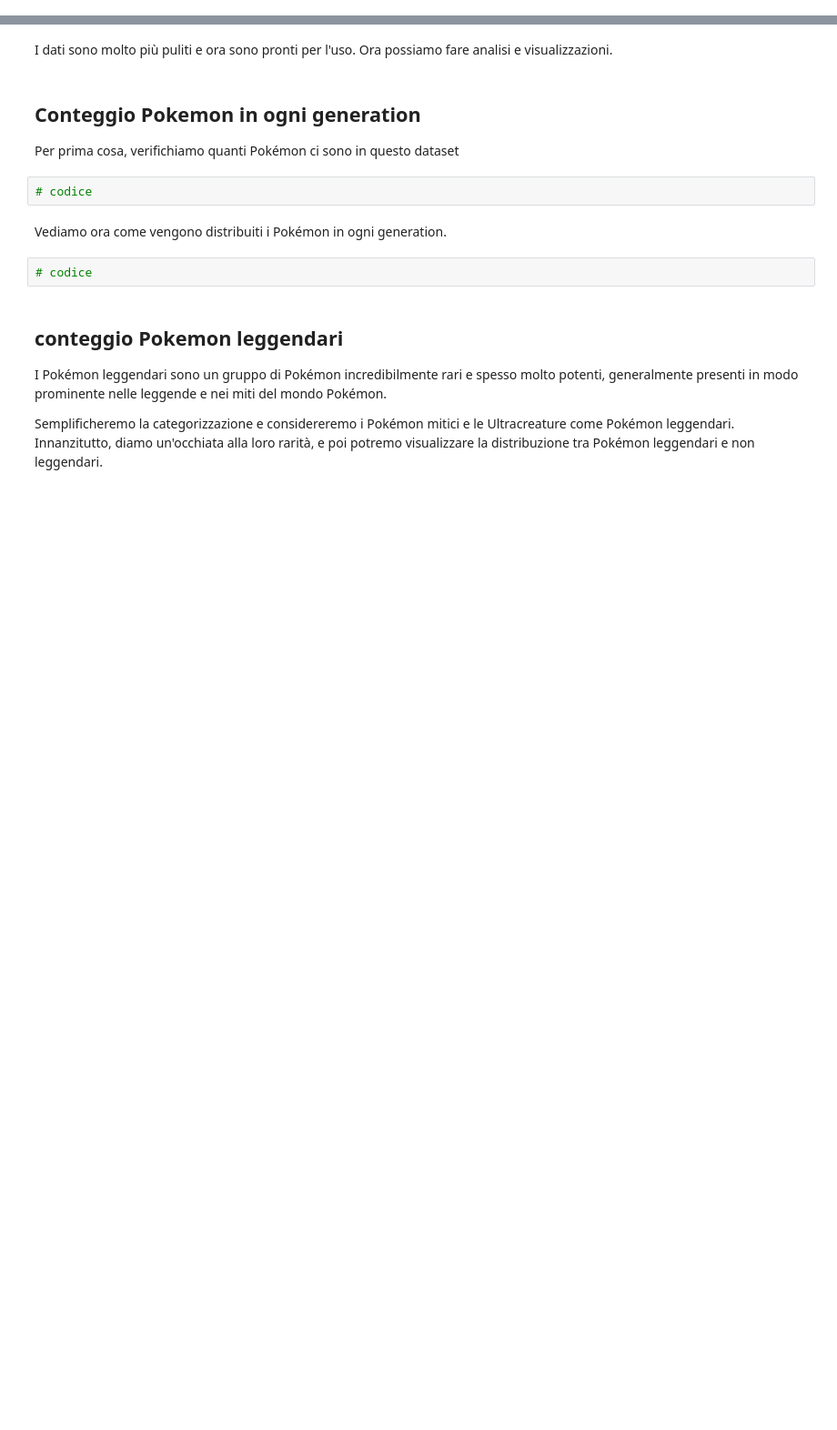
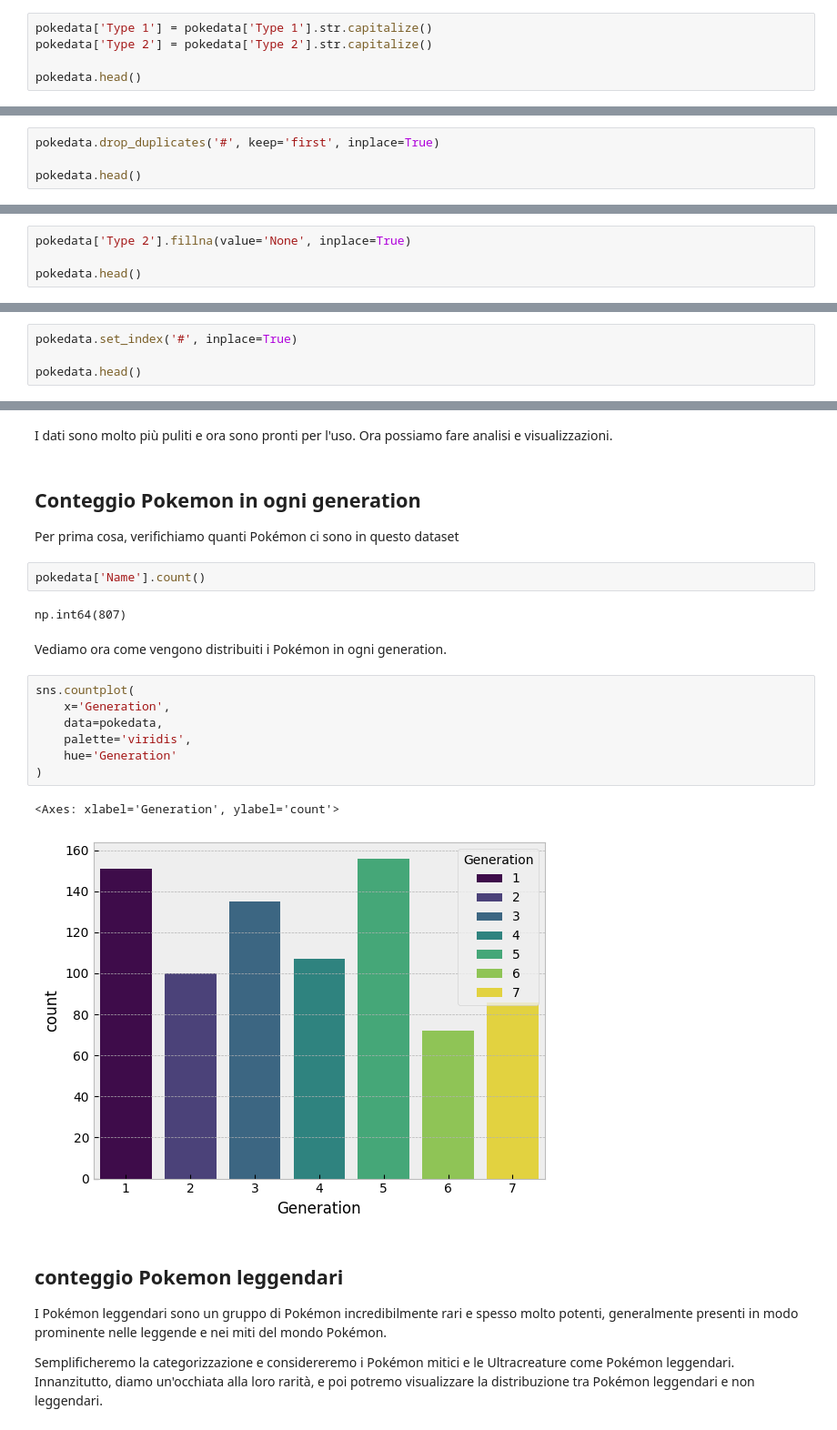
Before and after one commit to luca-pugnetti/LezioniPython, a Jupyter notebook: Analisi_dati/An_exercise.ipynb, the cells around one changed output, grey strips where cells are left out. Shown at 91% size. Drawn from its saved outputs; the diff is of its cells as text; blank space fills up the shorter version.

```diff
--- a/Analisi_dati/An_exercise.ipynb
+++ b/Analisi_dati/An_exercise.ipynb
@@ -40,0 +65,5 @@ Ora mettiamo in maiuscolo solo la prima lettera del tipo di Pokémon.
+# %%
+pokedata['Type 1'] = pokedata['Type 1'].str.capitalize()
+pokedata['Type 2'] = pokedata['Type 2'].str.capitalize()
+
+pokedata.head()
@@ -44,0 +79,4 @@ Rimuoviamo i Pokemon duplicati
+# %%
+pokedata.drop_duplicates('#', keep='first', inplace=True)
+
+pokedata.head()
@@ -48,0 +92,4 @@ Alcuni Pokémon non hanno un tipo secondario, quindi hanno `NaN` (valori nulli)
+# %%
+pokedata['Type 2'].fillna(value='None', inplace=True)
+
+pokedata.head()
@@ -52,0 +111,4 @@ Ora usiamo la colonna`#` come indice di `pokedata`
+# %%
+pokedata.set_index('#', inplace=True)
+
+pokedata.head()
@@ -61,12 +157,22 @@ I dati sono molto più puliti e ora sono pronti per l'uso. Ora possiamo fare ana
 # %% [markdown]
 ## Conteggio Pokemon in ogni generation
 Per prima cosa, verifichiamo quanti Pokémon ci sono in questo dataset
-# %%
-# codice
+# %%
+pokedata['Name'].count()
+# %% [output]
+np.int64(807)
 # %% [markdown]
 Vediamo ora come vengono distribuiti i Pokémon in ogni generation.
-# %%
-# codice
+# %%
+sns.countplot(
+    x='Generation',
+    data=pokedata,
+    palette='viridis',
+    hue='Generation'
+)
+# %% [output]
+<Axes: xlabel='Generation', ylabel='count'>
+[figure, added]
 # %% [markdown]
 ## conteggio Pokemon leggendari
 I Pokémon leggendari sono un gruppo di Pokémon incredibilmente rari e spesso molto potenti, generalmente presenti in modo prominente nelle leggende e nei miti del mondo Pokémon.
```
Also changed, not shown: parts of 30 cells of this notebook.
